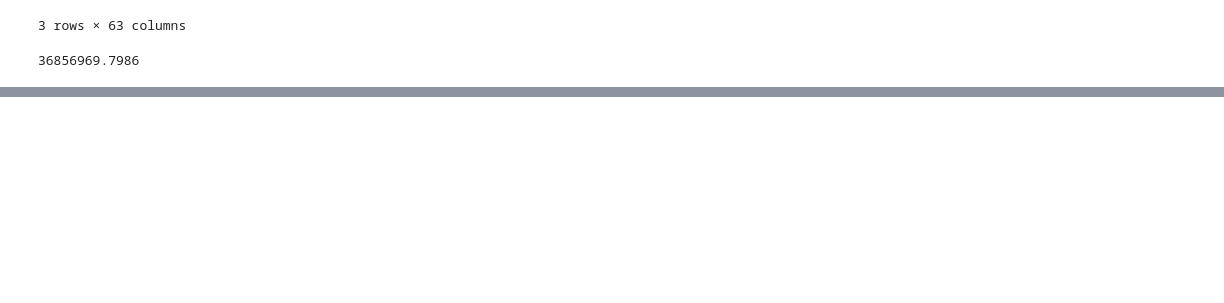
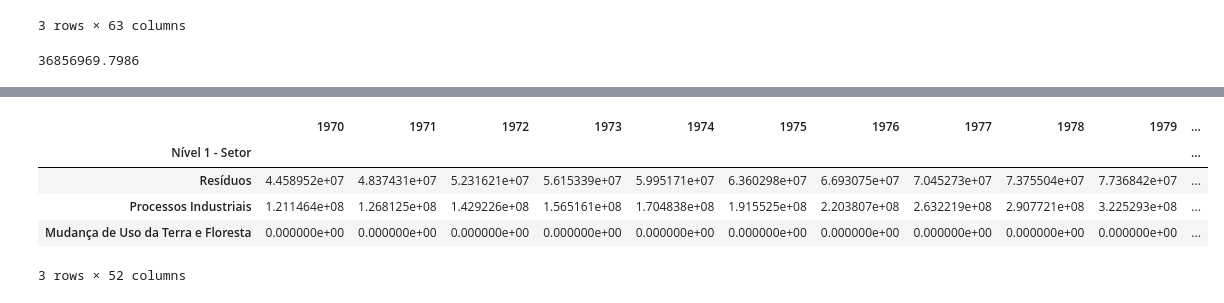
Before and after one commit to Matheus-Pombeiro/pandas_selecao_e_agrupamento, a Jupyter notebook: pandas_selecao_e_agrupamento_challenge.ipynb, the cells around one changed output, grey strips where cells are left out. Cells and saved outputs as stored; diff of their text form; code cells hidden in the pictures; blank space fills up the shorter version.

Commit message:
feat: Second class challenge - grouping data

```diff
--- a/pandas_selecao_e_agrupamento_challenge.ipynb
+++ b/pandas_selecao_e_agrupamento_challenge.ipynb
@@ -57,0 +86,11 @@ emissoes_gases.loc[(emissoes_gases['Nível 1 - Setor'] == 'Agropecuária') & (em
+# %%
+# Grouping the dataset by 'Nível 1 - Setor' entries, calculating the sum of each economic activity and sorting the values
+economic_activities_sum = emissoes_gases.groupby('Nível 1 - Setor').sum(numeric_only=True).sort_values('Nível 1 - Setor', ascending=False)
+economic_activities_sum.head(3)
+# %% [output]
+|  | 1970 | 1971 | 1972 | 1973 | 1974 | 1975 | 1976 | 1977 | 1978 | 1979 | ... |
+| Nível 1 - Setor |  |  |  |  |  |  |  |  |  |  | ... |
+| Resíduos | 4.458952e+07 | 4.837431e+07 | 5.231621e+07 | 5.615339e+07 | 5.995171e+07 | 6.360298e+07 | 6.693075e+07 | 7.045273e+07 | 7.375504e+07 | 7.736842e+07 | ... |
+| Processos Industriais | 1.211464e+08 | 1.268125e+08 | 1.429226e+08 | 1.565161e+08 | 1.704838e+08 | 1.915525e+08 | 2.203807e+08 | 2.632219e+08 | 2.907721e+08 | 3.225293e+08 | ... |
+| Mudança de Uso da Terra e Floresta | 0.000000e+00 | 0.000000e+00 | 0.000000e+00 | 0.000000e+00 | 0.000000e+00 | 0.000000e+00 | 0.000000e+00 | 0.000000e+00 | 0.000000e+00 | 0.000000e+00 | ... |
+3 rows × 52 columns
```
Also changed, not shown: parts of 4 cells of this notebook.
